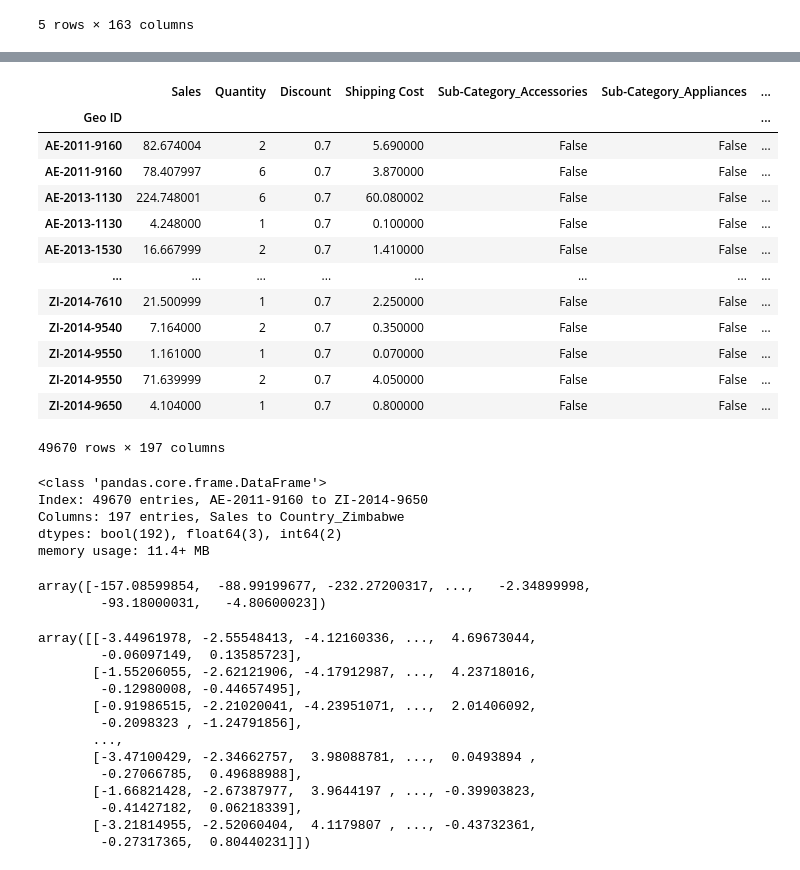
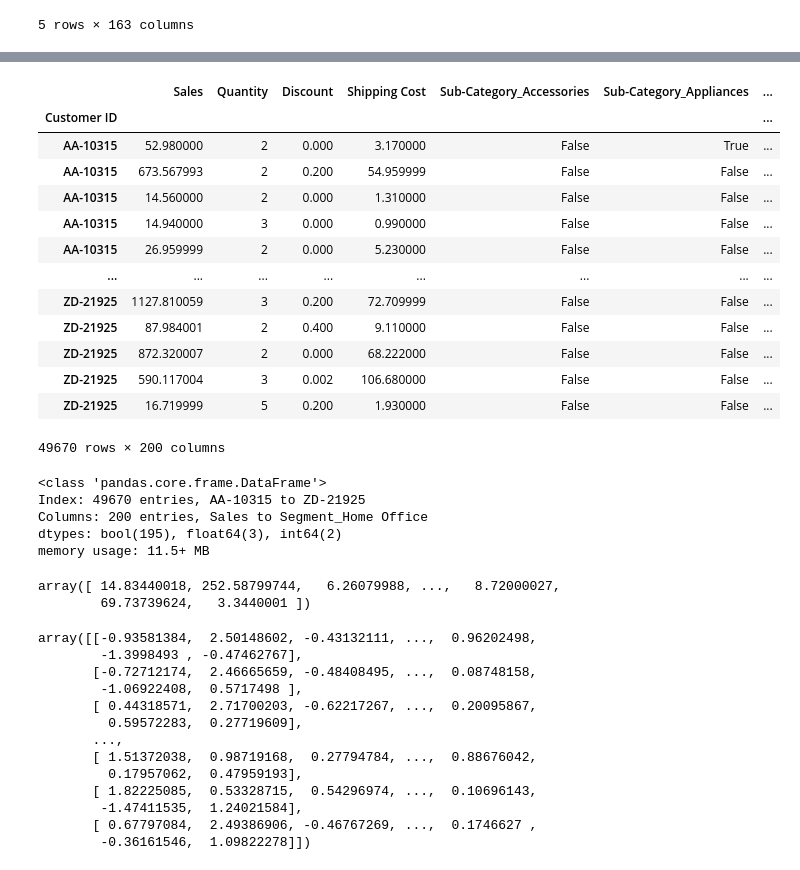
Before and after one commit to G3-Quera-Data-Analysis-Bootcamp-1402/Project-2, a Jupyter notebook: scripts/ML.ipynb, the cells around one changed output, grey strips where cells are left out. Cells and saved outputs as stored; diff of their text form; code cells hidden in the pictures.

```diff
--- a/scripts/ML.ipynb
+++ b/scripts/ML.ipynb
@@ -48,3 +48,6 @@ geo_df.head(5)
 | 3 | US-2013-116729 | Los Angeles | California | False | False | False | False | ... |
 | 4 | CA-2014-133865 | Los Angeles | California | False | False | False | False | ... |
 5 rows × 163 columns
+# %%
+customer_df = pd.read_csv("../data/cleanized/customer_dim.csv")
+customer_df.head(5)
@@ -51,6 +61,7 @@ geo_df.head(5)
 # %%
 df = fact_df.set_index("Product ID", drop= False).join(product_df.set_index("Product ID", drop= False), rsuffix= "_product")\
               .set_index("Order ID", drop= False).join(order_df.set_index("Order ID", drop= False), rsuffix= "_order")\
-              .set_index("Geo ID", drop= False).join(geo_df.set_index("Geo ID", drop= False), rsuffix = "_geo")
+              .set_index("Geo ID", drop= False).join(geo_df.set_index("Geo ID", drop= False), rsuffix = "_geo")\
+              .set_index("Customer ID", drop= False).join(customer_df.set_index("Customer ID", drop= False), rsuffix= "_customer")
 df.head(5)
 # %% [output]
@@ -85,36 +96,37 @@ df.columns.tolist()
 # %%
 X = df.drop(['Profit', 'Row ID', 'Order ID', 'Product ID', 'Customer ID', 'Geo ID', 'Date ID',\
-    'Product ID_product', 'Product Name', 'Order ID_order', 'Geo ID_geo', 'City', 'State'], axis=1)
+    'Product ID_product', 'Product Name', 'Order ID_order', 'Geo ID_geo', 'City', 'State',\
+    'Customer ID_customer', 'Customer Name',], axis=1)
 X
 # %% [output]
 |  | Sales | Quantity | Discount | Shipping Cost | Sub-Category_Accessories | Sub-Category_Appliances | ... |
-| Geo ID |  |  |  |  |  |  | ... |
-| AE-2011-9160 | 82.674004 | 2 | 0.7 | 5.690000 | False | False | ... |
-| AE-2011-9160 | 78.407997 | 6 | 0.7 | 3.870000 | False | False | ... |
-| AE-2013-1130 | 224.748001 | 6 | 0.7 | 60.080002 | False | False | ... |
-| AE-2013-1130 | 4.248000 | 1 | 0.7 | 0.100000 | False | False | ... |
-| AE-2013-1530 | 16.667999 | 2 | 0.7 | 1.410000 | False | False | ... |
+| Customer ID |  |  |  |  |  |  | ... |
+| AA-10315 | 52.980000 | 2 | 0.000 | 3.170000 | False | True | ... |
+| AA-10315 | 673.567993 | 2 | 0.200 | 54.959999 | False | False | ... |
+| AA-10315 | 14.560000 | 2 | 0.000 | 1.310000 | False | False | ... |
+| AA-10315 | 14.940000 | 3 | 0.000 | 0.990000 | False | False | ... |
+| AA-10315 | 26.959999 | 2 | 0.000 | 5.230000 | False | False | ... |
 | ... | ... | ... | ... | ... | ... | ... | ... |
-| ZI-2014-7610 | 21.500999 | 1 | 0.7 | 2.250000 | False | False | ... |
-| ZI-2014-9540 | 7.164000 | 2 | 0.7 | 0.350000 | False | False | ... |
-| ZI-2014-9550 | 1.161000 | 1 | 0.7 | 0.070000 | False | False | ... |
-| ZI-2014-9550 | 71.639999 | 2 | 0.7 | 4.050000 | False | False | ... |
-| ZI-2014-9650 | 4.104000 | 1 | 0.7 | 0.800000 | False | False | ... |
+| ZD-21925 | 1127.810059 | 3 | 0.200 | 72.709999 | False | False | ... |
+| ZD-21925 | 87.984001 | 2 | 0.400 | 9.110000 | False | False | ... |
+| ZD-21925 | 872.320007 | 2 | 0.000 | 68.222000 | False | False | ... |
+| ZD-21925 | 590.117004 | 3 | 0.002 | 106.680000 | False | False | ... |
+| ZD-21925 | 16.719999 | 5 | 0.200 | 1.930000 | False | False | ... |
-49670 rows × 197 columns
+49670 rows × 200 columns
 # %%
 X.info()
 # %% [output]
 <class 'pandas.core.frame.DataFrame'>
-Index: 49670 entries, AE-2011-9160 to ZI-2014-9650
-Columns: 197 entries, Sales to Country_Zimbabwe
-dtypes: bool(192), float64(3), int64(2)
-memory usage: 11.4+ MB
+Index: 49670 entries, AA-10315 to ZD-21925
+Columns: 200 entries, Sales to Segment_Home Office
+dtypes: bool(195), float64(3), int64(2)
+memory usage: 11.5+ MB
 # %%
 y = np.array(df["Profit"])
 y
 # %% [output]
-array([-157.08599854,  -88.99199677, -232.27200317, ...,   -2.34899998,
-        -93.18000031,   -4.80600023])
+array([ 14.83440018, 252.58799744,   6.26079988, ...,   8.72000027,
+        69.73739624,   3.3440001 ])
 # %%
 from sklearn.preprocessing import MinMaxScaler, StandardScaler
 from sklearn.model_selection import train_test_split
@@ -142,19 +154,19 @@ pca_transformer.fit(scaled_df)
 reduced_X = pca_transformer.transform(scaled_df)
 reduced_X
 # %% [output]
-array([[-3.44961978, -2.55548413, -4.12160336, ...,  4.69673044,
-        -0.06097149,  0.13585723],
-       [-1.55206055, -2.62121906, -4.17912987, ...,  4.23718016,
-        -0.12980008, -0.44657495],
-       [-0.91986515, -2.21020041, -4.23951071, ...,  2.01406092,
-        -0.2098323 , -1.24791856],
+array([[-0.93581384,  2.50148602, -0.43132111, ...,  0.96202498,
+        -1.3998493 , -0.47462767],
+       [-0.72712174,  2.46665659, -0.48408495, ...,  0.08748158,
+        -1.06922408,  0.5717498 ],
+       [ 0.44318571,  2.71700203, -0.62217267, ...,  0.20095867,
+         0.59572283,  0.27719609],
        ...,
-       [-3.47100429, -2.34662757,  3.98088781, ...,  0.0493894 ,
-        -0.27066785,  0.49688988],
-       [-1.66821428, -2.67387977,  3.9644197 , ..., -0.39903823,
-        -0.41427182,  0.06218339],
-       [-3.21814955, -2.52060404,  4.1179807 , ..., -0.43732361,
-        -0.27317365,  0.80440231]])
+       [ 1.51372038,  0.98719168,  0.27794784, ...,  0.88676042,
+         0.17957062,  0.47959193],
+       [ 1.82225085,  0.53328715,  0.54296974, ...,  0.10696143,
+        -1.47411535,  1.24021584],
+       [ 0.67797084,  2.49386906, -0.46767269, ...,  0.1746627 ,
+        -0.36161546,  1.09822278]])
 # %%
 reduced_X.shape
 # %% [output]
```
Also changed, not shown: parts of 8 cells of this notebook.
